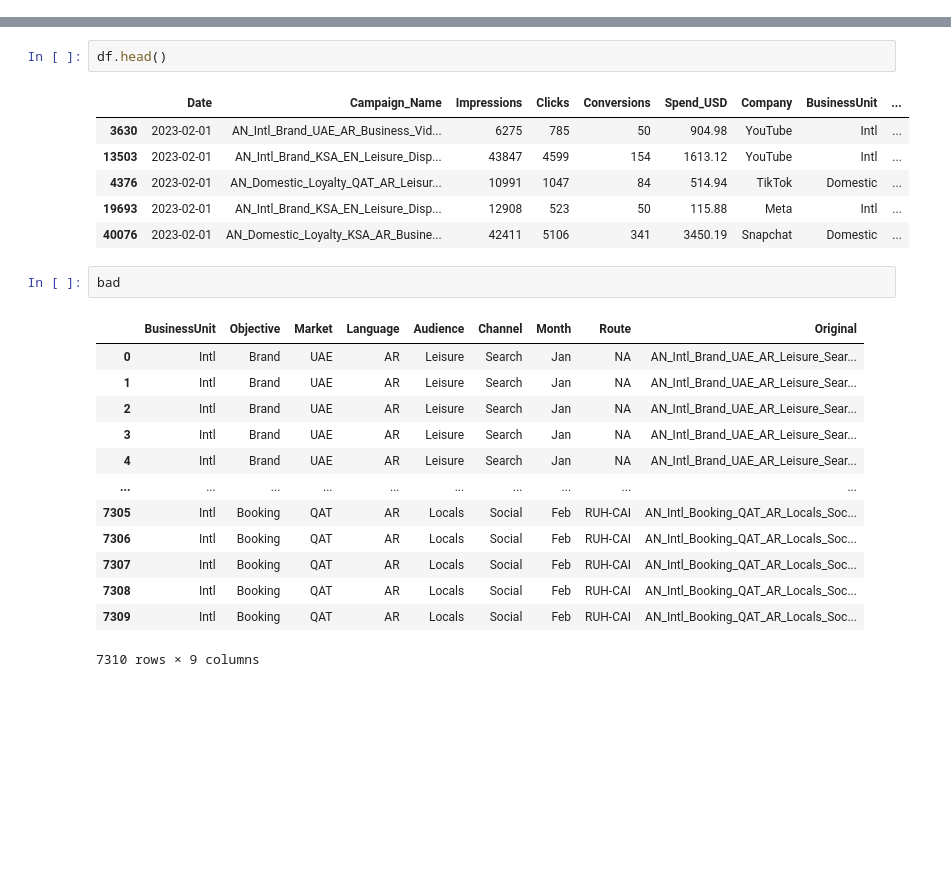
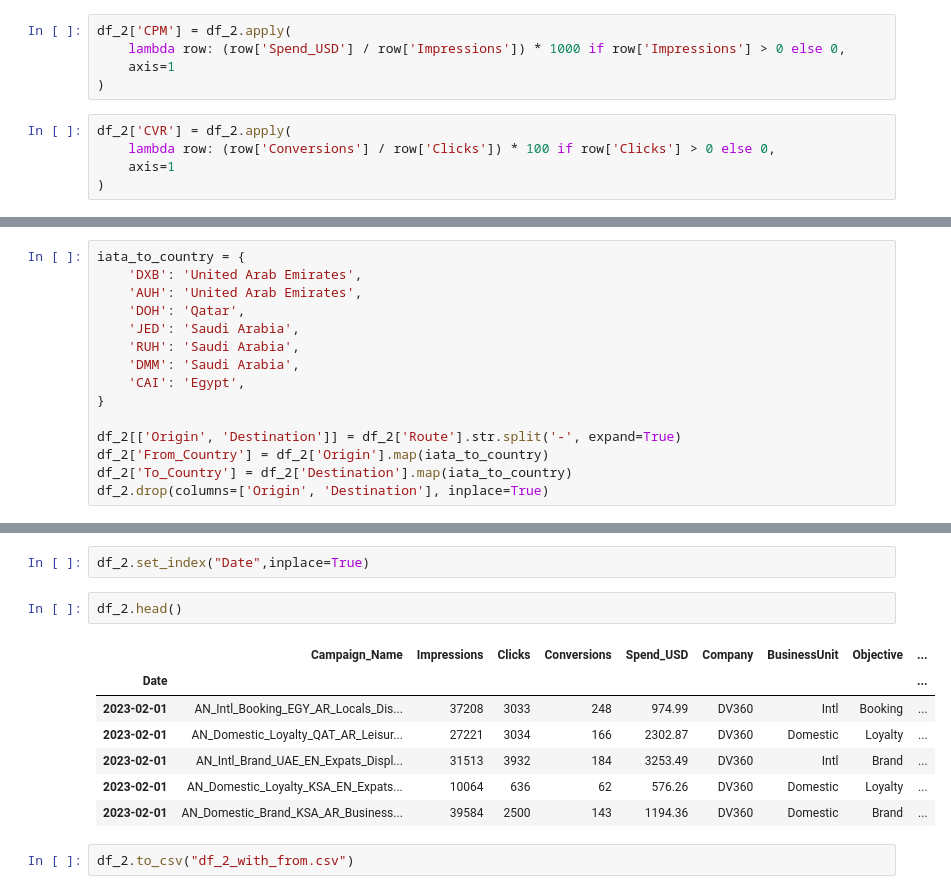
Before and after one commit to Mohamed-Moslemani/datacode, a Jupyter notebook: draft.ipynb, the cells around one changed output, grey strips where cells are left out. Saved outputs shown, nothing was run; the diff lists cells and outputs as text; blank space fills up the shorter version.

```diff
--- a/draft.ipynb
+++ b/draft.ipynb
@@ -91,0 +152,10 @@ df= df.sort_values(by="Date")
+# %%
+df_2['CPM'] = df_2.apply(
+    lambda row: (row['Spend_USD'] / row['Impressions']) * 1000 if row['Impressions'] > 0 else 0,
+    axis=1
+)
+# %%
+df_2['CVR'] = df_2.apply(
+    lambda row: (row['Conversions'] / row['Clicks']) * 100 if row['Clicks'] > 0 else 0,
+    axis=1
+)
@@ -91,0 +193,15 @@ df= df.sort_values(by="Date")
+# %%
+iata_to_country = {
+    'DXB': 'United Arab Emirates',
+    'AUH': 'United Arab Emirates',
+    'DOH': 'Qatar',
+    'JED': 'Saudi Arabia',
+    'RUH': 'Saudi Arabia',
+    'DMM': 'Saudi Arabia',
+    'CAI': 'Egypt',
+}
+
+df_2[['Origin', 'Destination']] = df_2['Route'].str.split('-', expand=True)
+df_2['From_Country'] = df_2['Origin'].map(iata_to_country)
+df_2['To_Country'] = df_2['Destination'].map(iata_to_country)
+df_2.drop(columns=['Origin', 'Destination'], inplace=True)
@@ -92,25 +224,14 @@ df= df.sort_values(by="Date")
+# %%
+df_2.set_index("Date",inplace=True)
 # %%
-df.head()
+df_2.head()
 # %% [output]
-|  | Date | Campaign_Name | Impressions | Clicks | Conversions | Spend_USD | Company | BusinessUnit | ... |
-| 3630 | 2023-02-01 | AN_Intl_Brand_UAE_AR_Business_Vid... | 6275 | 785 | 50 | 904.98 | YouTube | Intl | ... |
-| 13503 | 2023-02-01 | AN_Intl_Brand_KSA_EN_Leisure_Disp... | 43847 | 4599 | 154 | 1613.12 | YouTube | Intl | ... |
-| 4376 | 2023-02-01 | AN_Domestic_Loyalty_QAT_AR_Leisur... | 10991 | 1047 | 84 | 514.94 | TikTok | Domestic | ... |
-| 19693 | 2023-02-01 | AN_Intl_Brand_KSA_EN_Leisure_Disp... | 12908 | 523 | 50 | 115.88 | Meta | Intl | ... |
-| 40076 | 2023-02-01 | AN_Domestic_Loyalty_KSA_AR_Busine... | 42411 | 5106 | 341 | 3450.19 | Snapchat | Domestic | ... |
+|  | Campaign_Name | Impressions | Clicks | Conversions | Spend_USD | Company | BusinessUnit | Objective | ... |
+| Date |  |  |  |  |  |  |  |  | ... |
+| 2023-02-01 | AN_Intl_Booking_EGY_AR_Locals_Dis... | 37208 | 3033 | 248 | 974.99 | DV360 | Intl | Booking | ... |
+| 2023-02-01 | AN_Domestic_Loyalty_QAT_AR_Leisur... | 27221 | 3034 | 166 | 2302.87 | DV360 | Domestic | Loyalty | ... |
+| 2023-02-01 | AN_Intl_Brand_UAE_EN_Expats_Displ... | 31513 | 3932 | 184 | 3253.49 | DV360 | Intl | Brand | ... |
+| 2023-02-01 | AN_Domestic_Loyalty_KSA_EN_Expats... | 10064 | 636 | 62 | 576.26 | DV360 | Domestic | Loyalty | ... |
+| 2023-02-01 | AN_Domestic_Brand_KSA_AR_Business... | 39584 | 2500 | 143 | 1194.36 | DV360 | Domestic | Brand | ... |
-# %%
-bad
-# %% [output]
-|  | BusinessUnit | Objective | Market | Language | Audience | Channel | Month | Route | Original |
-| 0 | Intl | Brand | UAE | AR | Leisure | Search | Jan | NA | AN_Intl_Brand_UAE_AR_Leisure_Sear... |
-| 1 | Intl | Brand | UAE | AR | Leisure | Search | Jan | NA | AN_Intl_Brand_UAE_AR_Leisure_Sear... |
-| 2 | Intl | Brand | UAE | AR | Leisure | Search | Jan | NA | AN_Intl_Brand_UAE_AR_Leisure_Sear... |
-| 3 | Intl | Brand | UAE | AR | Leisure | Search | Jan | NA | AN_Intl_Brand_UAE_AR_Leisure_Sear... |
-| 4 | Intl | Brand | UAE | AR | Leisure | Search | Jan | NA | AN_Intl_Brand_UAE_AR_Leisure_Sear... |
-| ... | ... | ... | ... | ... | ... | ... | ... | ... | ... |
-| 7305 | Intl | Booking | QAT | AR | Locals | Social | Feb | RUH-CAI | AN_Intl_Booking_QAT_AR_Locals_Soc... |
-| 7306 | Intl | Booking | QAT | AR | Locals | Social | Feb | RUH-CAI | AN_Intl_Booking_QAT_AR_Locals_Soc... |
-| 7307 | Intl | Booking | QAT | AR | Locals | Social | Feb | RUH-CAI | AN_Intl_Booking_QAT_AR_Locals_Soc... |
-| 7308 | Intl | Booking | QAT | AR | Locals | Social | Feb | RUH-CAI | AN_Intl_Booking_QAT_AR_Locals_Soc... |
-| 7309 | Intl | Booking | QAT | AR | Locals | Social | Feb | RUH-CAI | AN_Intl_Booking_QAT_AR_Locals_Soc... |
-7310 rows × 9 columns
+# %%
+df_2.to_csv("df_2_with_from.csv")
```
Also changed, not shown: parts of 33 cells of this notebook, 1 other file.
